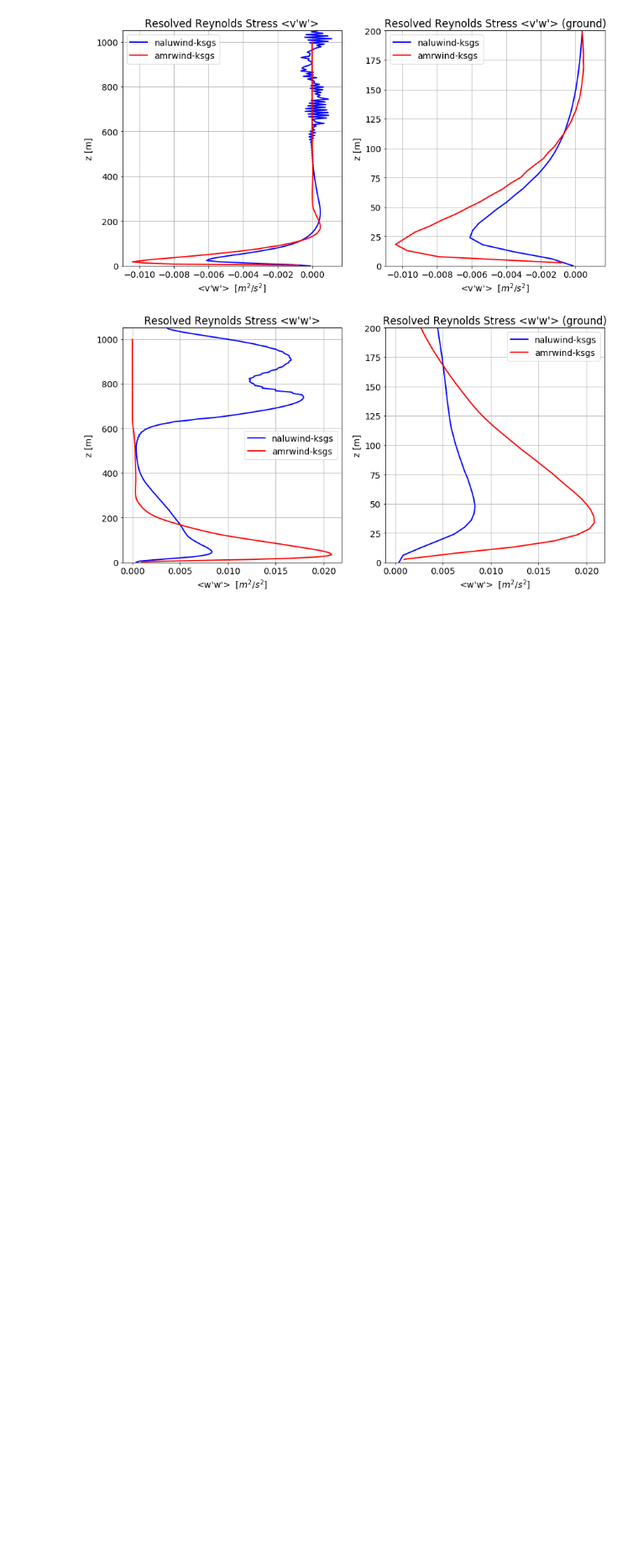
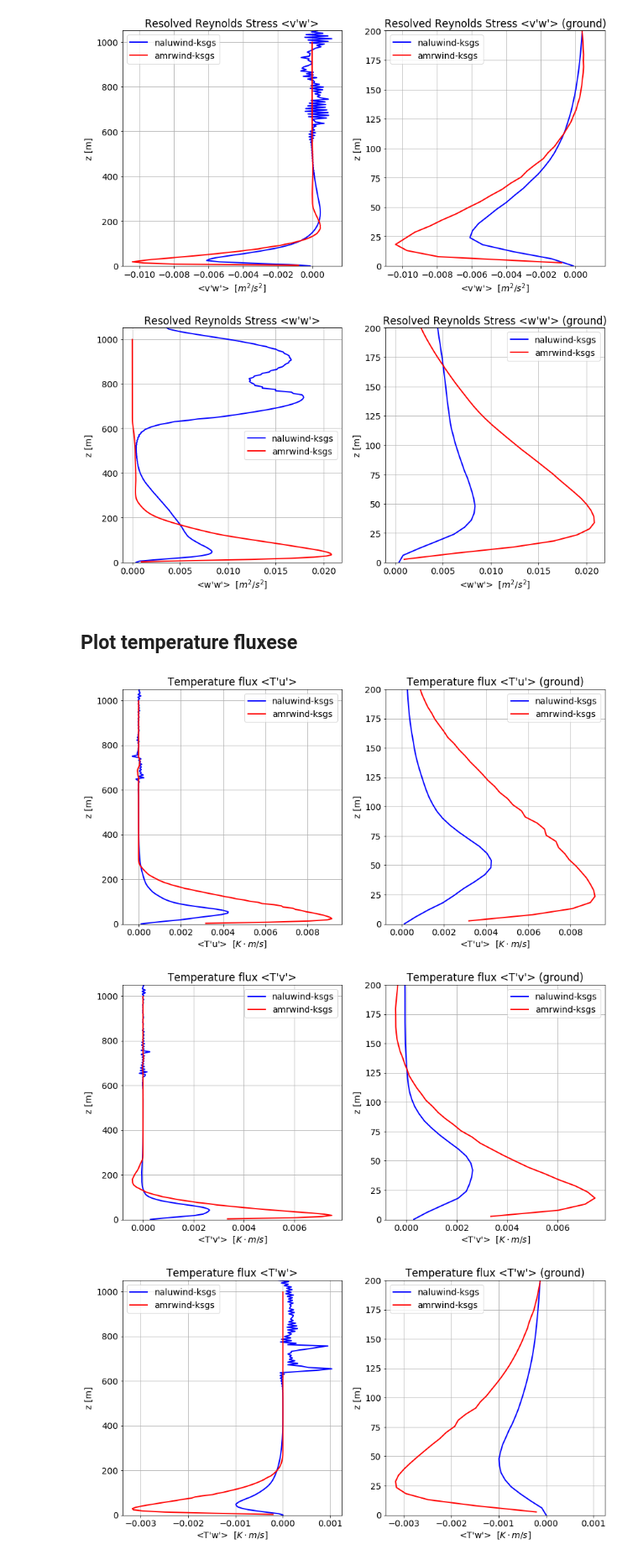
Before and after one commit to lawrenceccheung/AIAAScitech2021, a Jupyter notebook: Postprocessing/ABLStats/AMRWind_NaluWind_stable_05ms_comparison.ipynb, the cells around one changed output. Shown: that part at 84% size. Drawn from its saved outputs; the diff is of its cells as text; code cells hidden in the pictures; blank space fills up the shorter version.

Commit message:
Added temperature flux comparisons for stable

```diff
--- a/Postprocessing/ABLStats/AMRWind_NaluWind_stable_05ms_comparison.ipynb
+++ b/Postprocessing/ABLStats/AMRWind_NaluWind_stable_05ms_comparison.ipynb
@@ -184,3 +184,35 @@ for stress in plotstresses:
 [figure]
 [figure]
 [figure]
+# %% [markdown]
+## Plot temperature fluxese
+# %%
+# Plot these stresses in this order
+plotTfluxes=["<T'u'>", "<T'v'>", "<T'w'>"]
+
+for flux in plotTfluxes:
+    #fig = plt.figure(figsize=(7,7))
+    fig, axs = plt.subplots(1,2,figsize=(14,7),sharey=False)
+    plt.rc('font', size=14)
+    for l,c in l_cases.items():
+        ls=styles[l]
+        if (len(c.vel_var[stress])>0):
+            axs[0].plot(c.tflux_var[flux], c.z, label=l, color=ls['color'], linewidth=ls['lw'], linestyle=ls['ls'])
+            axs[1].plot(c.tflux_var[flux], c.z, label=l, color=ls['color'], linewidth=ls['lw'], linestyle=ls['ls'])
+    axs[0].legend()
+    axs[0].set_ylabel('z [m]')
+    axs[0].set_xlabel(flux+'  [$K \cdot m/s$]')
+    axs[0].set_ylim([0,1050])
+    axs[0].grid()
+    axs[0].set_title('Temperature flux '+flux)
+
+    axs[1].legend()
+    axs[1].set_ylabel('z [m]')
+    axs[1].set_xlabel(flux+'  [$K \cdot m/s$]')
+    axs[1].set_ylim([0,200])
+    axs[1].grid()
+    axs[1].set_title('Temperature flux '+flux+' (ground)')
+# %% [output]
+[figure, added]
+[figure, added]
+[figure, added]
```
Also changed, not shown: 9 other files.
